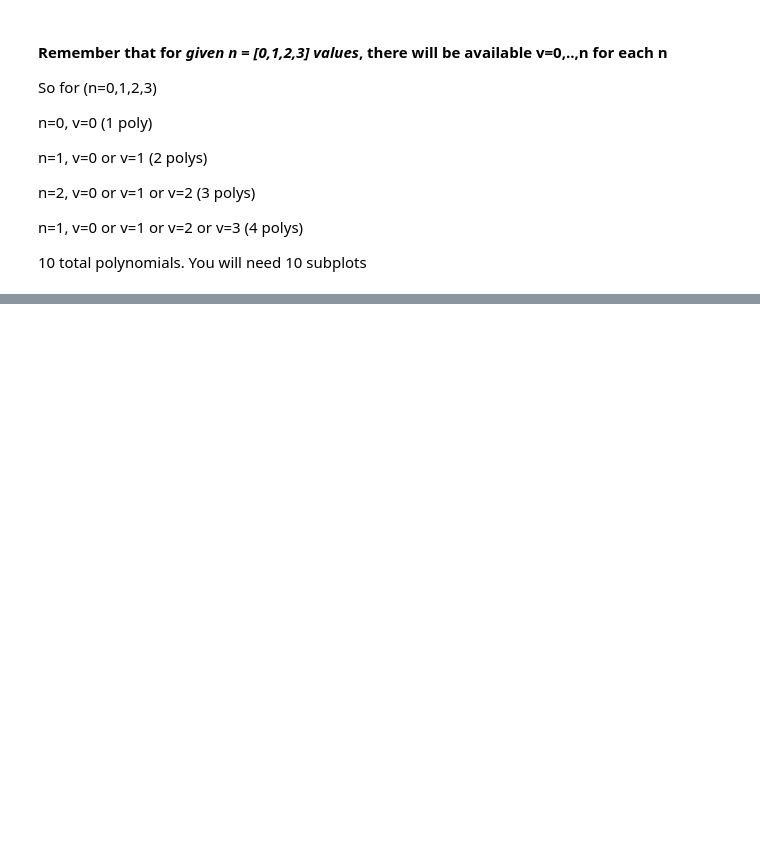
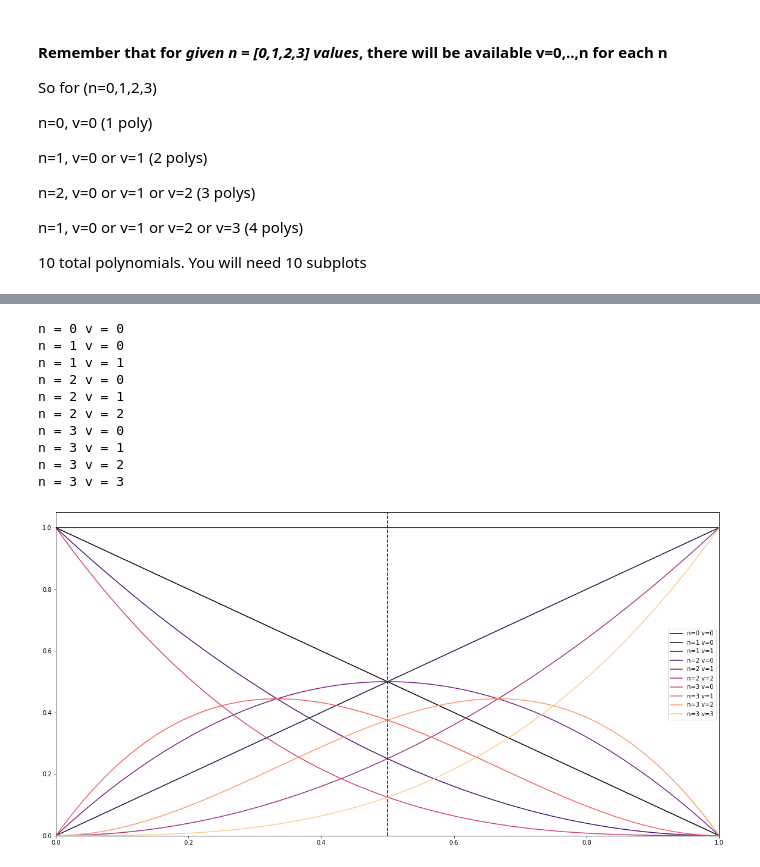
Before and after one commit to MethaneRain/Python, a Jupyter notebook: Symbolic-Notation/bernstein_poly_workbook.ipynb, the cells around one changed output, grey strips where cells are left out. Cells and saved outputs as stored; diff of their text form; code cells hidden in the pictures; blank space fills up the shorter version.

```diff
--- a/Symbolic-Notation/bernstein_poly_workbook.ipynb
+++ b/Symbolic-Notation/bernstein_poly_workbook.ipynb
@@ -198,0 +179,46 @@ IndexError: list index out of range
+# %%
+x = symbols("x")
+x_vals = np.linspace(0, 1, 100)
+fig, ax = plt.subplots(figsize=(20,10))
+ax.axvline(x=0.5, ymin=0.0, ymax=1.0,linestyle="--",color="k")
+# run over n and exclude n=0
+for n in n_values[0:]:
+    for vn in range(n+1):
+        if vn<=n:
+            print("n =",n,"v =",vn)
+
+            if n == 0 and vn == 0:
+                # Need special plot since the polynomial for n=0 and v=0 since it is always 1
+                ax.axhline(y=1, xmin=0.0, xmax=1.0,label=f'n={n} v={vn}')
+                #axes.set_title(f"n={n}, v={vn}\n    polynomial (n,v):  {1}")#n: {n}   v: {v}\n
+                ax.set_ylim(0, 1.05)
+                ax.set_xlim(0, 1.)
+            else:
+                poly = get_Bernstein_poly(n,vn)
+                lam_x = lambdify(x, poly, modules=['numpy'])
+                y_vals = lam_x(x_vals)
+
+                ax.plot(x_vals,y_vals,label=f'n={n} v={vn}')
+
+                woo = '$'+latex(poly)+'$'
+
+                #axes.set_title(f"n={n}, v={vn}\n    polynomial (n,v):  {woo}")
+                ax.set_ylim(0, 1.05)
+                ax.set_xlim(0, 1.)
+
+#cmap = plt.cm.magma
+#rcParams['axes.prop_cycle'] = cycler(color=cmap(np.linspace(0, 1, 10)))
+ax.legend()
+plt.show()
+# %% [output]
+n = 0 v = 0
+n = 1 v = 0
+n = 1 v = 1
+n = 2 v = 0
+n = 2 v = 1
+n = 2 v = 2
+n = 3 v = 0
+n = 3 v = 1
+n = 3 v = 2
+n = 3 v = 3
+[figure, added]
```
Also changed, not shown: parts of 33 cells of this notebook.
